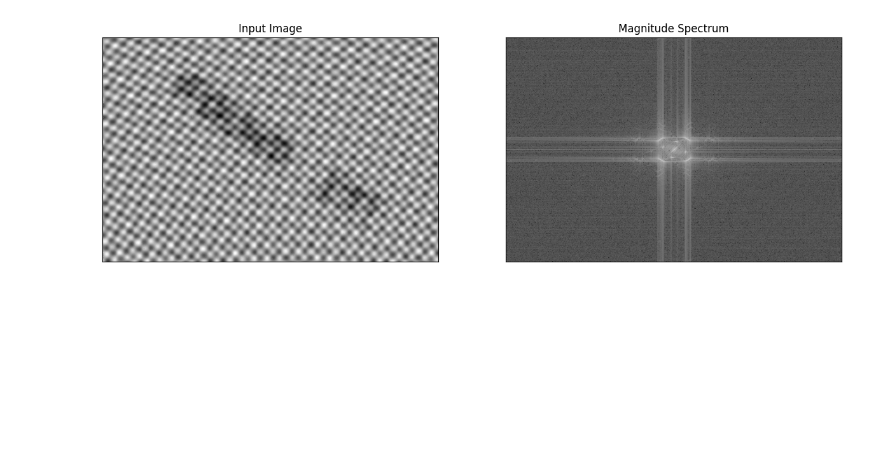
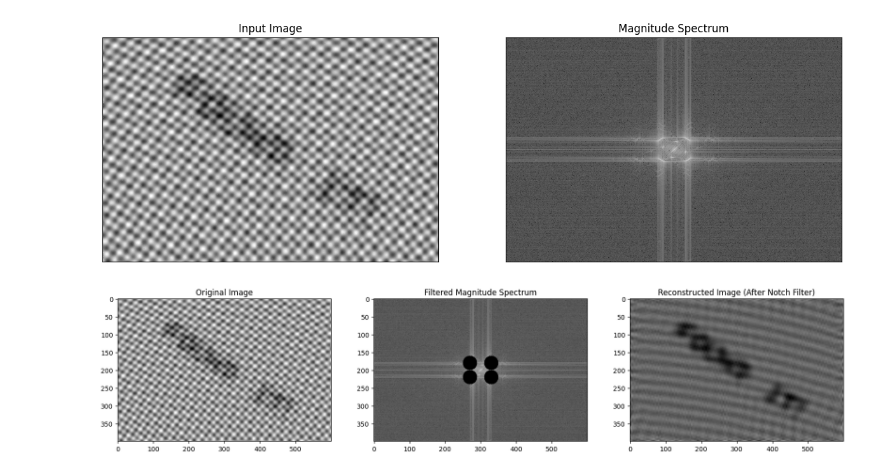
Before and after one commit to JulioJPinto/VCPI-PI-Project, a Jupyter notebook: Letters.ipynb, the cells around one changed output. Cells and saved outputs as stored; diff of their text form; code cells hidden in the pictures; blank space fills up the shorter version.

Commit message:
feat: add notch filters

```diff
--- a/Letters.ipynb
+++ b/Letters.ipynb
@@ -77,3 +77,58 @@ plt.title('Magnitude Spectrum'), plt.xticks([]), plt.yticks([])
 plt.show()
 # %% [output]
 [figure]
+# %%
+def create_notch_filter(shape, notch_centers):
+    mask = np.ones((shape[0], shape[1], 2), np.uint8)
+    for center in notch_centers:
+        x, y, r = center
+        cv2.circle(mask, (x, y), r, (0, 0), thickness=-1)
+    return mask
+
+# Compute the DFT
+dft = cv2.dft(inpainted_float32, flags=cv2.DFT_COMPLEX_OUTPUT)
+
+# Recenter the DFT
+dft_shift = np.fft.fftshift(dft)
+
+# Get image dimensions
+rows, cols = inpainted_float32.shape
+crow, ccol = rows // 2 , cols // 2  # Center coordinates
+
+# Define Notch Filter Centers (adjust based on noise frequency locations)
+notch_centers = [(ccol - 30, crow - 20, 10), (ccol + 30, crow + 20, 10), (ccol - 30, crow + 20, 10), (ccol + 30, crow - 20, 10)]
+
+# Create Notch Filter Mask
+notch_mask = create_notch_filter((rows, cols), notch_centers)
+
+# Apply Notch Filter
+filtered_dft = dft_shift * notch_mask
+
+# Compute the magnitude spectrum (for visualization)
+magnitude_spectrum = cv2.magnitude(filtered_dft[:, :, 0], filtered_dft[:, :, 1])
+magnitude_spectrum = 20 * np.log(magnitude_spectrum + 1)
+
+# Inverse DFT
+idft_shift = np.fft.ifftshift(filtered_dft)
+reconstructed = cv2.idft(idft_shift)
+reconstructed = cv2.magnitude(reconstructed[:, :, 0], reconstructed[:, :, 1])
+
+# Normalize for display
+reconstructed = cv2.normalize(reconstructed, None, 0, 255, cv2.NORM_MINMAX)
+reconstructed = np.uint8(reconstructed)
+
+# Display Results
+fig, axes = plt.subplots(1, 3, figsize=(20, 5))
+
+axes[0].imshow(inpainted, cmap='gray')
+axes[0].set_title('Original Image')
+
+axes[1].imshow(magnitude_spectrum, cmap='gray')
+axes[1].set_title('Filtered Magnitude Spectrum')
+
+axes[2].imshow(reconstructed, cmap='gray')
+axes[2].set_title('Reconstructed Image (After Notch Filter)')
+
+plt.show()
+# %% [output]
+[figure, added]
```
